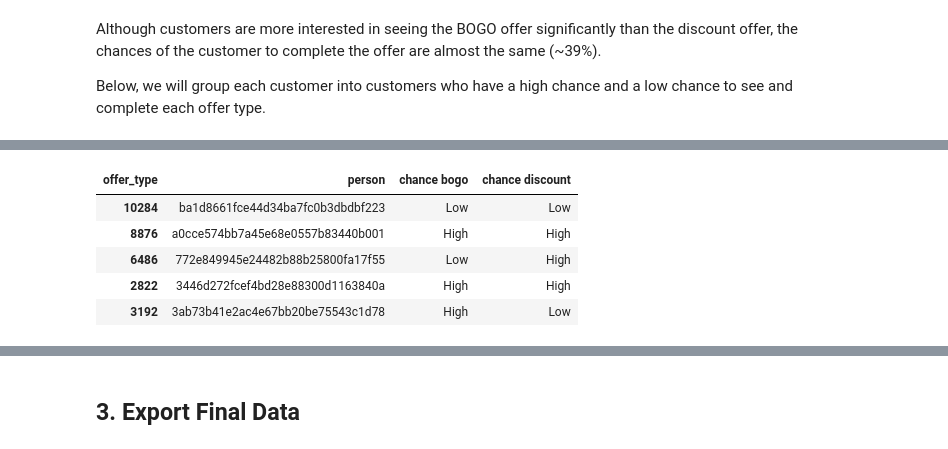
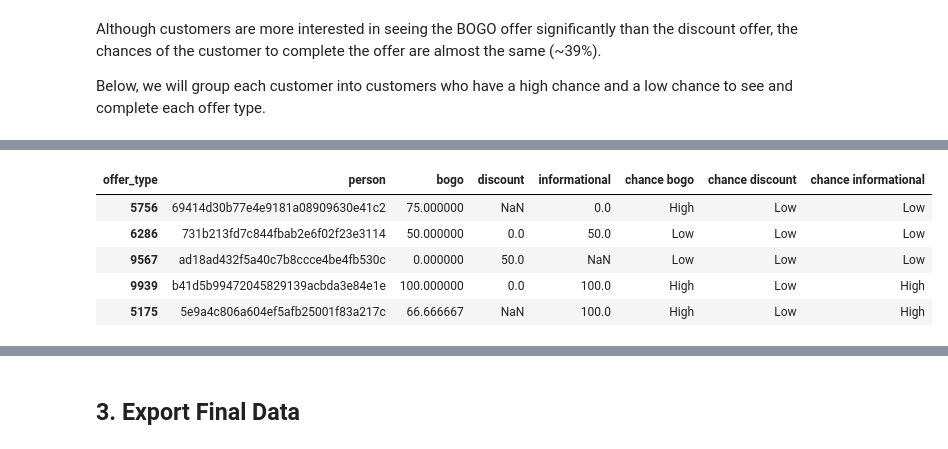
Before and after one commit to miqbalrp/Starbucks_Clustering, a Jupyter notebook: notebook/2. eda.ipynb, the cells around one changed output, grey strips where cells are left out. Saved outputs shown, nothing was run; the diff lists cells and outputs as text; code cells hidden in the pictures.

```diff
--- a/notebook/2. eda.ipynb
+++ b/notebook/2. eda.ipynb
@@ -530,11 +530,10 @@ df_offerpivot = pd.pivot_table(df_offercount, index=['person', 'offer_type'], co
 df_offerpivot = df_offerpivot.reset_index(inplace=False)
 df_offerpivot = df_offerpivot.fillna(0)
 
-df_offerpivot['completed %'] = df_offerpivot['offer completed']*100/df_offerpivot['offer received']
+df_offerpivot['completed %'] = df_offerpivot.apply(lambda row: row['offer viewed']*100/row['offer received'] if row['offer_type']=='informational' else row['offer completed']*100/row['offer received'], axis=1)
 
 df_offerchance = pd.pivot_table(df_offerpivot, index=['person'], columns=['offer_type'], values='completed %')
-df_offerchance = df_offerchance.drop(['informational'], axis=1)
 df_offerchance = df_offerchance.reset_index(inplace=False)
 
-df_offerchance.sample(10)
+df_offerchance.sample(20)
 # %% [output]
@@ -552,16 +557,17 @@ df_offerchance.sample(10)
 # %%
 df_offerchance['chance bogo'] = df_offerchance['bogo'].apply(lambda row: 'High' if row>50 else 'Low')
 df_offerchance['chance discount'] = df_offerchance['discount'].apply(lambda row: 'High' if row>50 else 'Low')
+df_offerchance['chance informational'] = df_offerchance['informational'].apply(lambda row: 'High' if row>50 else 'Low')
 
-df_offerchance = df_offerchance.drop(['bogo', 'discount'], axis=1)
+#df_offerchance = df_offerchance.drop(['bogo', 'discount'], axis=1)
 df_offerchance.sample(5)
 # %% [output]
-| offer_type | person | chance bogo | chance discount |
-| 10284 | ba1d8661fce44d34ba7fc0b3dbdbf223 | Low | Low |
-| 8876 | a0cce574bb7a45e68e0557b83440b001 | High | High |
-| 6486 | 772e849945e24482b88b25800fa17f55 | Low | High |
-| 2822 | 3446d272fcef4bd28e88300d1163840a | High | High |
-| 3192 | 3ab73b41e2ac4e67bb20be75543c1d78 | High | Low |
+| offer_type | person | bogo | discount | informational | chance bogo | chance discount | chance informational |
+| 5756 | 69414d30b77e4e9181a08909630e41c2 | 75.000000 | NaN | 0.0 | High | Low | Low |
+| 6286 | 731b213fd7c844fbab2e6f02f23e3114 | 50.000000 | 0.0 | 50.0 | Low | Low | Low |
+| 9567 | ad18ad432f5a40c7b8ccce4be4fb530c | 0.000000 | 50.0 | NaN | Low | Low | Low |
+| 9939 | b41d5b99472045829139acbda3e84e1e | 100.000000 | 0.0 | 100.0 | High | Low | High |
+| 5175 | 5e9a4c806a604ef5afb25001f83a217c | 66.666667 | NaN | 100.0 | High | Low | High |
 # %%
 fig_dir = r'..\result\figure\\'
 fig_title = 'Customer Chance of BOGO and Discount Offer'
```
Also changed, not shown: parts of 11 cells of this notebook, 7 other files.
